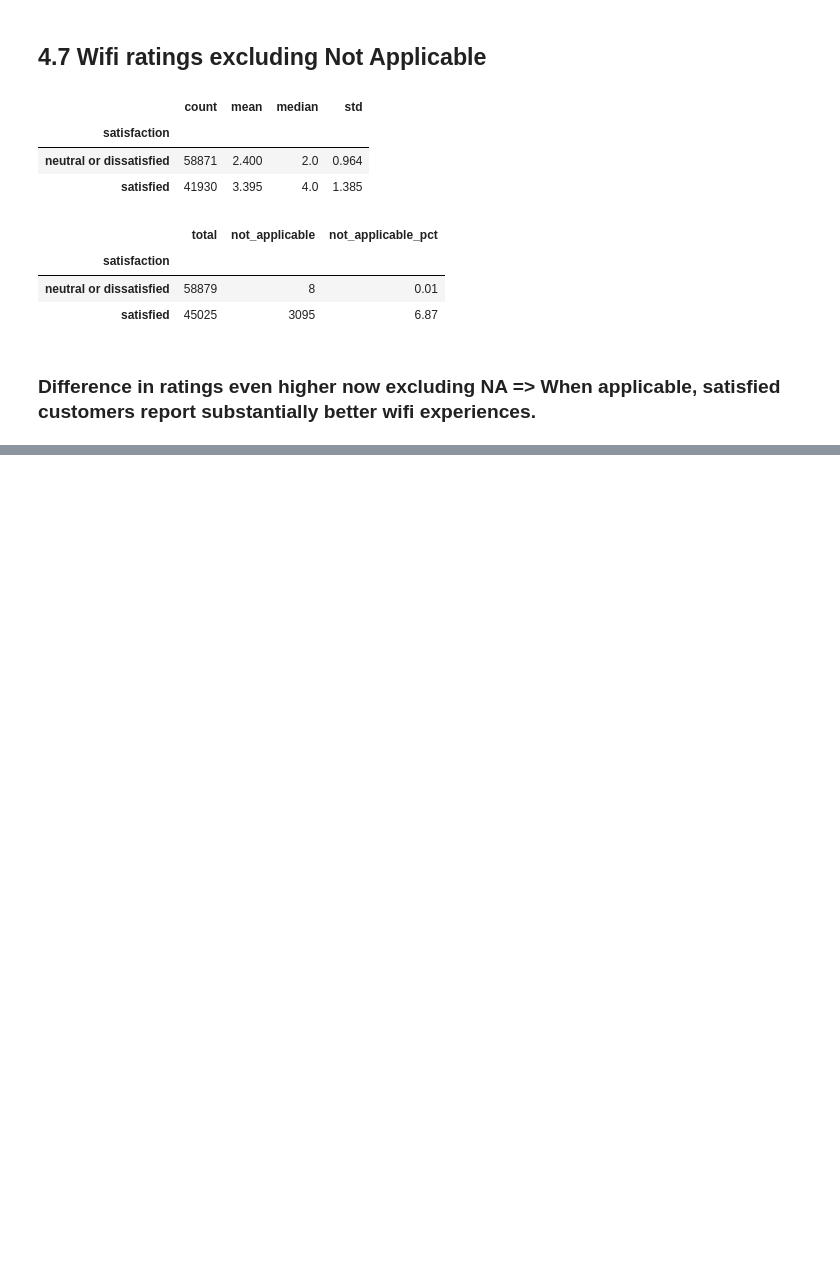
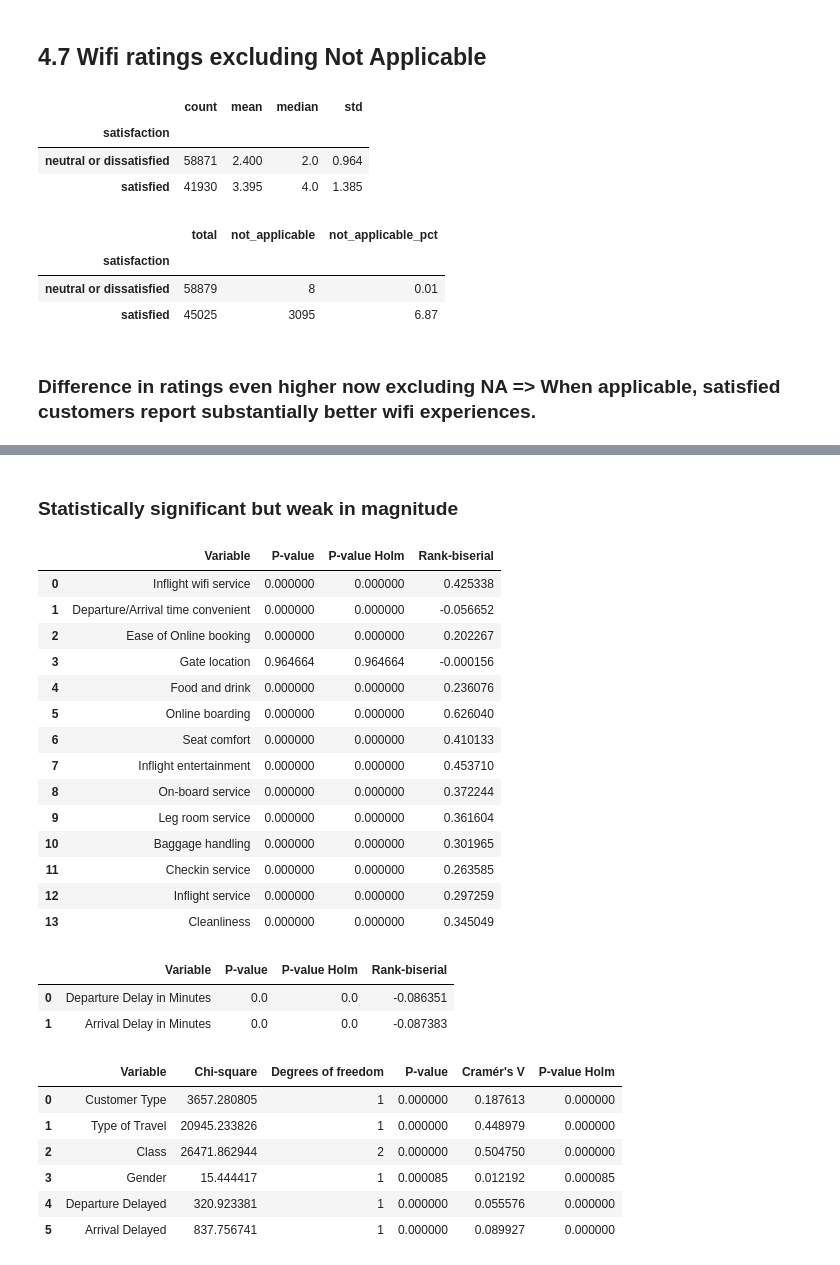
Before and after one commit to namtu06/airline-passenger-satisfaction-analysis, a Jupyter notebook: notebooks/01_data_understanding.ipynb, the cells around one changed output, grey strips where cells are left out. Saved outputs shown, nothing was run; the diff lists cells and outputs as text; code cells hidden in the pictures; blank space fills up the shorter version.

```diff
--- a/notebooks/01_data_understanding.ipynb
+++ b/notebooks/01_data_understanding.ipynb
@@ -580,0 +900,59 @@ display(wifi_na_summary.round(2))
+# %% [markdown]
+### Statistically significant but weak in magnitude
+# %%
+from statsmodels.stats.multitest import multipletests
+
+# 1. Service-rating tests
+mw_results["P-value Holm"] = multipletests(
+    mw_results["P-value"],
+    method="holm"
+)[1]
+
+# 2. Delay-duration tests
+delay_results_df["P-value Holm"] = multipletests(
+    delay_results_df["P-value"],
+    method="holm"
+)[1]
+
+
+
+# Display adjusted results
+display(
+    mw_results[
+        ["Variable", "P-value", "P-value Holm", "Rank-biserial"]
+    ].round(6)
+)
+
+display(
+    delay_results_df[
+        ["Variable", "P-value", "P-value Holm", "Rank-biserial"]
+    ].round(6)
+)
+
+display(chi_results.round(6))
+# %% [output]
+|  | Variable | P-value | P-value Holm | Rank-biserial |
+| 0 | Inflight wifi service | 0.000000 | 0.000000 | 0.425338 |
+| 1 | Departure/Arrival time convenient | 0.000000 | 0.000000 | -0.056652 |
+| 2 | Ease of Online booking | 0.000000 | 0.000000 | 0.202267 |
+| 3 | Gate location | 0.964664 | 0.964664 | -0.000156 |
+| 4 | Food and drink | 0.000000 | 0.000000 | 0.236076 |
+| 5 | Online boarding | 0.000000 | 0.000000 | 0.626040 |
+| 6 | Seat comfort | 0.000000 | 0.000000 | 0.410133 |
+| 7 | Inflight entertainment | 0.000000 | 0.000000 | 0.453710 |
+| 8 | On-board service | 0.000000 | 0.000000 | 0.372244 |
+| 9 | Leg room service | 0.000000 | 0.000000 | 0.361604 |
+| 10 | Baggage handling | 0.000000 | 0.000000 | 0.301965 |
+| 11 | Checkin service | 0.000000 | 0.000000 | 0.263585 |
+| 12 | Inflight service | 0.000000 | 0.000000 | 0.297259 |
+| 13 | Cleanliness | 0.000000 | 0.000000 | 0.345049 |
+|  | Variable | P-value | P-value Holm | Rank-biserial |
+| 0 | Departure Delay in Minutes | 0.0 | 0.0 | -0.086351 |
+| 1 | Arrival Delay in Minutes | 0.0 | 0.0 | -0.087383 |
+|  | Variable | Chi-square | Degrees of freedom | P-value | Cramér's V | P-value Holm |
+| 0 | Customer Type | 3657.280805 | 1 | 0.000000 | 0.187613 | 0.000000 |
+| 1 | Type of Travel | 20945.233826 | 1 | 0.000000 | 0.448979 | 0.000000 |
+| 2 | Class | 26471.862944 | 2 | 0.000000 | 0.504750 | 0.000000 |
+| 3 | Gender | 15.444417 | 1 | 0.000085 | 0.012192 | 0.000085 |
+| 4 | Departure Delayed | 320.923381 | 1 | 0.000000 | 0.055576 | 0.000000 |
+| 5 | Arrival Delayed | 837.756741 | 1 | 0.000000 | 0.089927 | 0.000000 |
```
Also changed, not shown: parts of 18 cells of this notebook, 1 other file.
